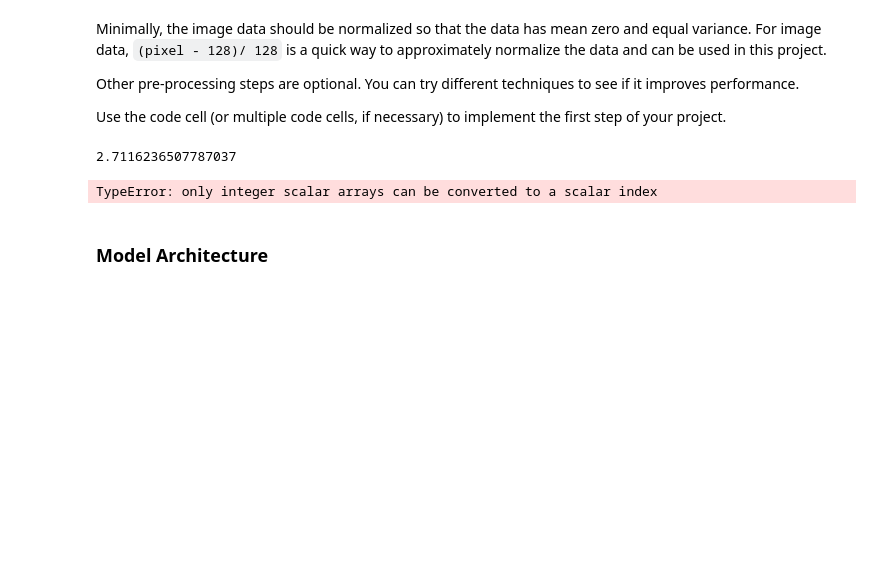
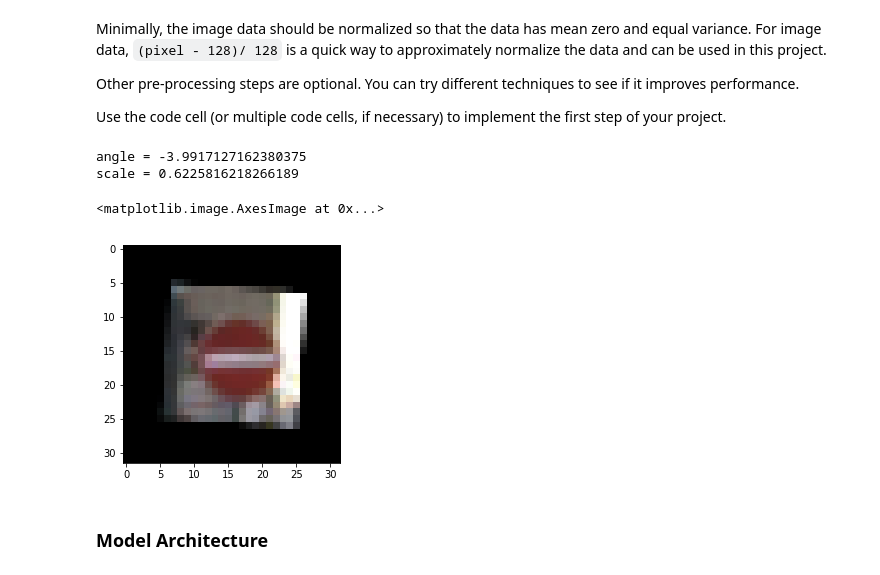
Before and after one commit to xingliuUT/CarND-Traffic-Sign-Classifier-Project, a Jupyter notebook: Traffic_Sign_Classifier.ipynb, the cells around one changed output. Drawn from its saved outputs; the diff is of its cells as text; code cells hidden in the pictures; blank space fills up the shorter version.

Commit message:
feat: add rotation, scaling preprocess

```diff
--- a/Traffic_Sign_Classifier.ipynb
+++ b/Traffic_Sign_Classifier.ipynb
@@ -147,41 +147,55 @@ Use the code cell (or multiple code cells, if necessary) to implement the first
 ### Feel free to use as many code cells as needed.
 import cv2
 
 def grayscale(img):
     return cv2.cvtColor(img, cv2.COLOR_RGB2GRAY)
 
 def normalize(x):
     return (x - 128.) / 128.
 
 def preprocess(X_data):
     n_samples = len(X_data)
     X_out = np.empty((len(X_data),32,32,1))
     for i in range(n_samples):
         img = X_data[i]
         img_gray = grayscale(img)
         img_norm = normalize(img_gray)
         X_out[i] = img_norm.reshape(32,32,1)
     return X_out
 #print(X_train.shape)
 #X_train_proc = preprocess(X_train)
 #plt.imshow(X_train_proc[index].squeeze(), cmap = "gray")
 
-def random_brightness(img):
+def random_brightness(img, factor):
+    #convert Red, Green, Blue to Hue, Saturation, Value
     img_hsv = cv2.cvtColor(img, cv2.COLOR_RGB2HSV)
-    bright_factor = random.uniform(0.3, 3.)
-    print(bright_factor)
+    bright_factor = random.uniform(1. - factor, 1. + factor)
+    print("brightness", bright_factor)
     img_hsv = np.array(img_hsv, np.float)
-    img_hsv[:,:,2] *= bright_factor
-    img_hsv[:,:,2] = np.max(255, img_hsv[:,:,2])
+    img_hsv[:,:,2] = np.minimum(255, img_hsv[:,:,2] * bright_factor)
     img_hsv = np.array(img_hsv, np.uint8)
     return cv2.cvtColor(img_hsv, cv2.COLOR_HSV2RGB)
+#plt.imshow(random_brightness(X_train[index], 0.9))
 
-plt.imshow(random_brightness(X_train[index]))
+def random_rotation_scaling(img, maxAngle, scaleFactor):
+    ncol, nrow, nch = img.shape
+    #cv2.getRotationMatrix2D(center,angle,scale)
+    random_angle = random.uniform(- maxAngle, maxAngle)
+    random_scale = random.uniform(1. - scaleFactor, 1. + scaleFactor)
+    print("angle =", random_angle)
+    print("scale =", random_scale)
+    Mrotation = cv2.getRotationMatrix2D((ncol/2, nrow/2),random_angle,random_scale)
+    return cv2.warpAffine(img, Mrotation,(ncol, nrow))
+
+plt.imshow(random_rotation_scaling(X_train[index], 20., 0.5))
+
 #X_train = preprocess(X_train)
 #X_valid = preprocess(X_valid)
 # %% [output]
-2.7116236507787037
+angle = -3.9917127162380375
+scale = 0.6225816218266189
-TypeError: only integer scalar arrays can be converted to a scalar index
+<matplotlib.image.AxesImage at 0x...>
+[figure, added]
 # %% [markdown]
 ### Model Architecture
 # %%
```
